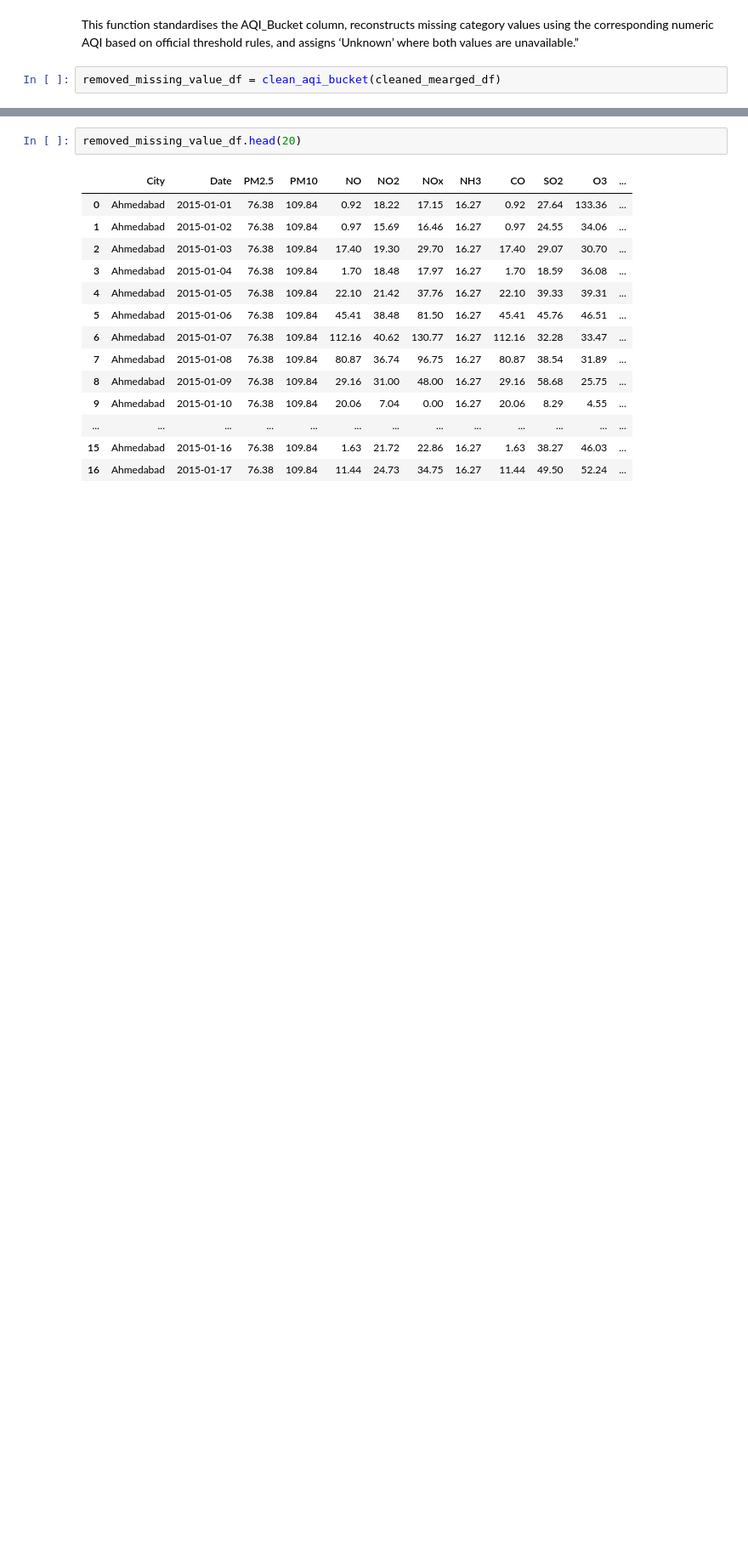
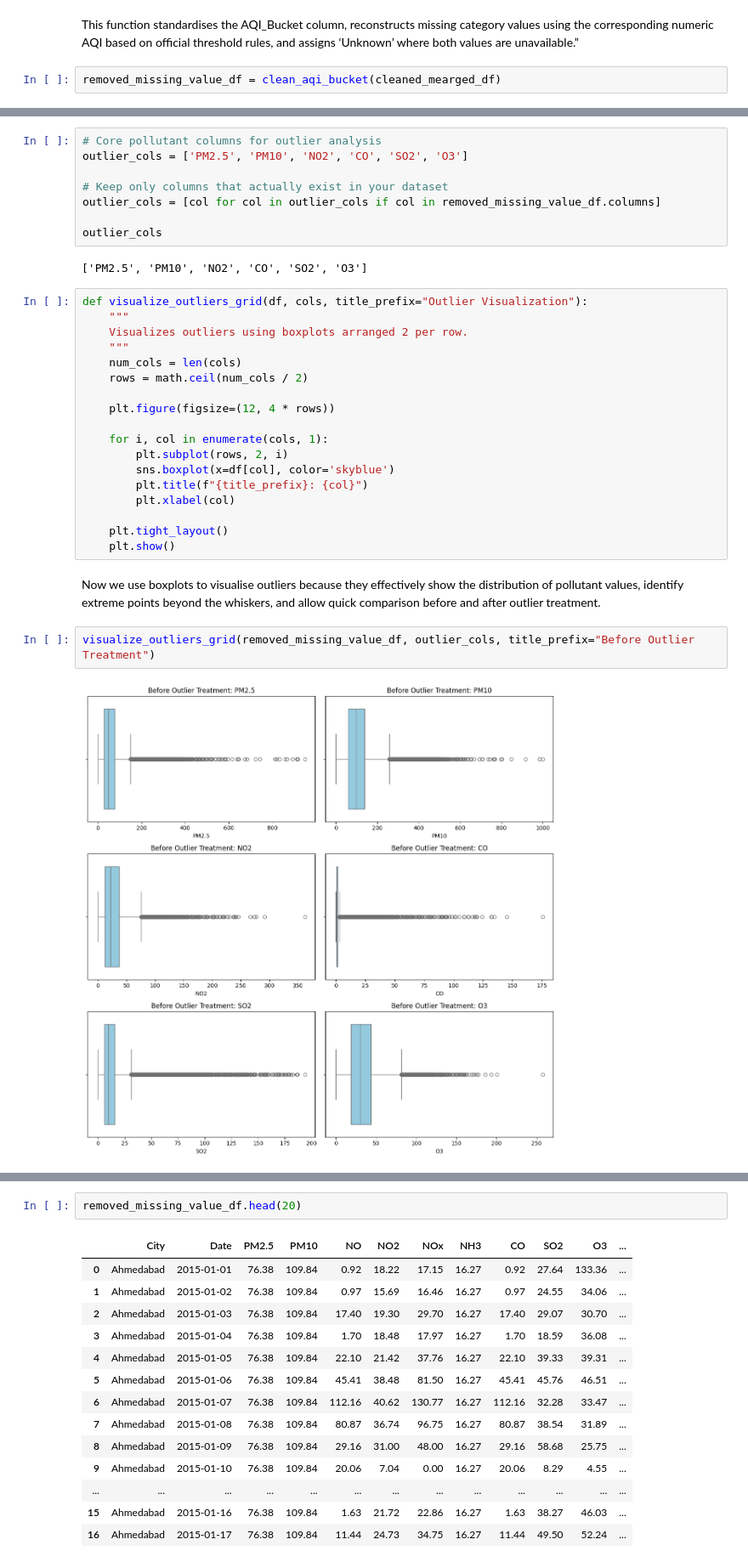
Before and after one commit to sagar4real/CMP7005-PRAC1, a Jupyter notebook: 01_data_handling.ipynb, the cells around one changed output, grey strips where cells are left out. Shown at 85% size. Drawn from its saved outputs; the diff is of its cells as text; blank space fills up the shorter version.

```diff
--- a/01_data_handling.ipynb
+++ b/01_data_handling.ipynb
@@ -647,0 +654,34 @@ visualize_missing(removed_missing_value_df, title="Before Handling Missing Value
+# %%
+# Core pollutant columns for outlier analysis
+outlier_cols = ['PM2.5', 'PM10', 'NO2', 'CO', 'SO2', 'O3']
+
+# Keep only columns that actually exist in your dataset
+outlier_cols = [col for col in outlier_cols if col in removed_missing_value_df.columns]
+
+outlier_cols
+# %% [output]
+['PM2.5', 'PM10', 'NO2', 'CO', 'SO2', 'O3']
+# %%
+def visualize_outliers_grid(df, cols, title_prefix="Outlier Visualization"):
+    """
+    Visualizes outliers using boxplots arranged 2 per row.
+    """
+    num_cols = len(cols)
+    rows = math.ceil(num_cols / 2)
+
+    plt.figure(figsize=(12, 4 * rows))
+
+    for i, col in enumerate(cols, 1):
+        plt.subplot(rows, 2, i)
+        sns.boxplot(x=df[col], color='skyblue')
+        plt.title(f"{title_prefix}: {col}")
+        plt.xlabel(col)
+
+    plt.tight_layout()
+    plt.show()
+# %% [markdown]
+Now we use boxplots to visualise outliers because they effectively show the distribution of pollutant values, identify extreme points beyond the whiskers, and allow quick comparison before and after outlier treatment.
+# %%
+visualize_outliers_grid(removed_missing_value_df, outlier_cols, title_prefix="Before Outlier Treatment")
+# %% [output]
+[figure, added]
```
Also changed, not shown: parts of 15 cells of this notebook.
